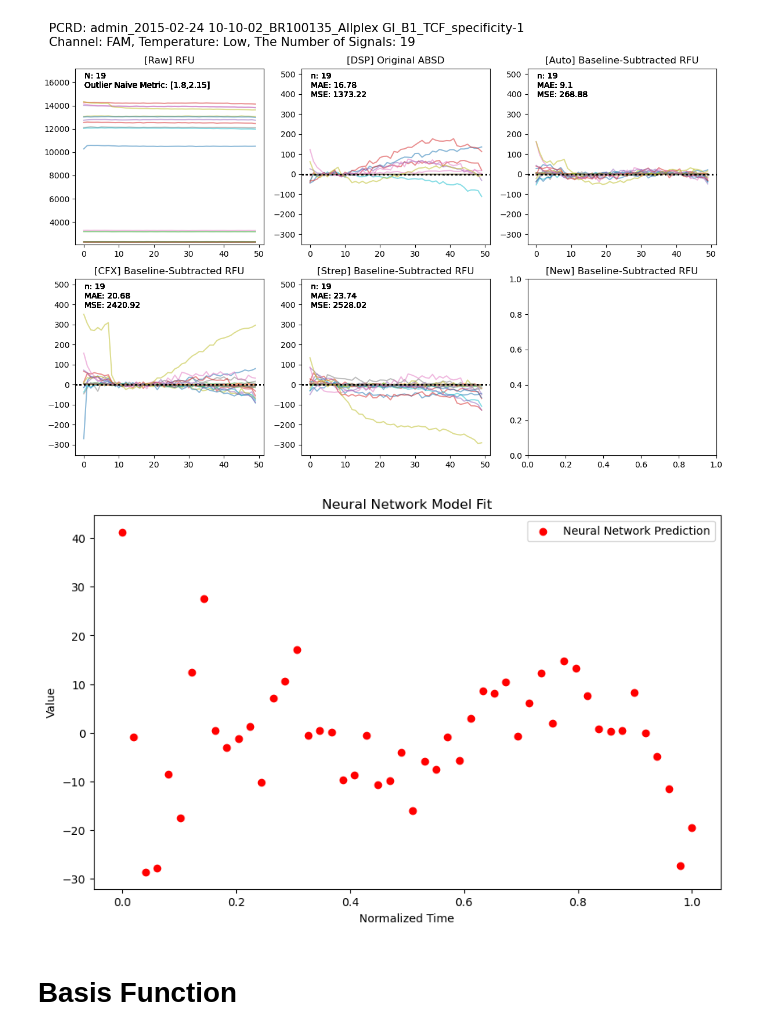
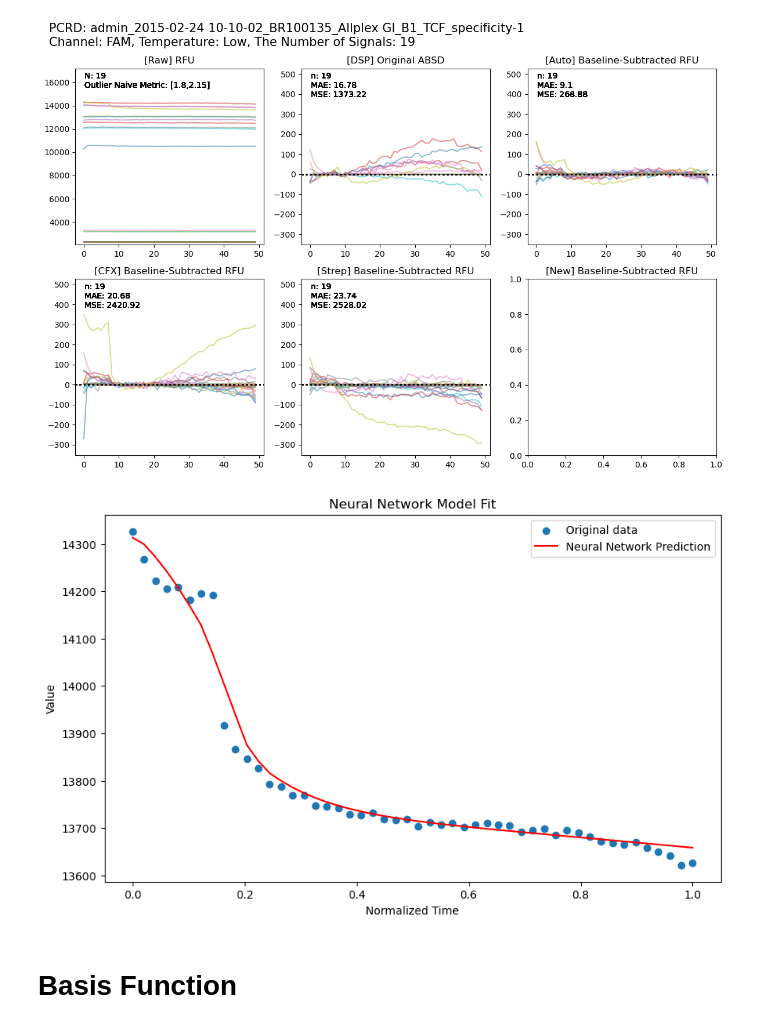
Before and after one commit to kmink3225/website, a Jupyter notebook: docs/projects/baseline_subtraction/3.baseline-analysis.ipynb, the cells around one changed output. Drawn from its saved outputs; the diff is of its cells as text; code cells hidden in the pictures.

```diff
--- a/docs/projects/baseline_subtraction/3.baseline-analysis.ipynb
+++ b/docs/projects/baseline_subtraction/3.baseline-analysis.ipynb
@@ -534,39 +534,40 @@ y = np.array([14326.48307983, 14267.20312596, 14222.21895237, 14205.75789137,
               13710.25091569, 13702.26712774, 13707.83946204, 13710.44146249,
               13706.83892893, 13706.10904997, 13691.89334648, 13695.56524639,
               13698.54442358, 13685.12706029, 13694.86467044, 13690.37988451,
               13681.62708737, 13671.69204069, 13668.08858936, 13665.09676134,
               13669.92942412, 13658.51502112, 13650.601617, 13640.85513063,
               13621.98369895, 13626.62585149])
 x = np.linspace(0, 1, len(y))
 
 x = x.reshape(-1, 1)
 y = y.reshape(-1, 1)
 
 x_norm = (x - x.min()) / (x.max() - x.min())
 y_norm = (y - y.min()) / (y.max() - y.min())
 
 model = Sequential([
-    Dense(16, activation='relu', input_dim=1),
-    Dense(16, activation='relu'),
+    Dense(8, activation='relu', input_dim=1),
+    Dense(8, activation='softplus'), #softplus
+    Dense(2, activation='selu'),
     Dense(1, activation='linear')
 ])
 
 model.compile(optimizer=Adam(learning_rate=0.01), loss='mean_squared_error')
 history = model.fit(x_norm, y_norm, epochs=500, verbose=0)
 y_pred = model.predict(x_norm)
 y_pred_denorm = y_pred * (y.max() - y.min()) + y.min()
 
 plt.figure(figsize=(10, 6))
-#plt.scatter(x, y, label='Original data')
-#plt.plot(x, y_pred_denorm, color='red', label='Neural Network Prediction')
-plt.scatter(x, y-y_pred_denorm, color='red', label='Neural Network Prediction')
+plt.scatter(x, y, label='Original data')
+plt.plot(x, y_pred_denorm, color='red', label='Neural Network Prediction')
+#plt.scatter(x, y-y_pred_denorm, color='red', label='Neural Network Prediction')
 plt.title('Neural Network Model Fit')
 plt.xlabel('Normalized Time')
 plt.ylabel('Value')
 plt.legend()
 plt.show()
 # %% [output]
-[figure, old version]
+[figure, new version]
 # %% [markdown]
 # Basis Function
 # %% [markdown]
```
